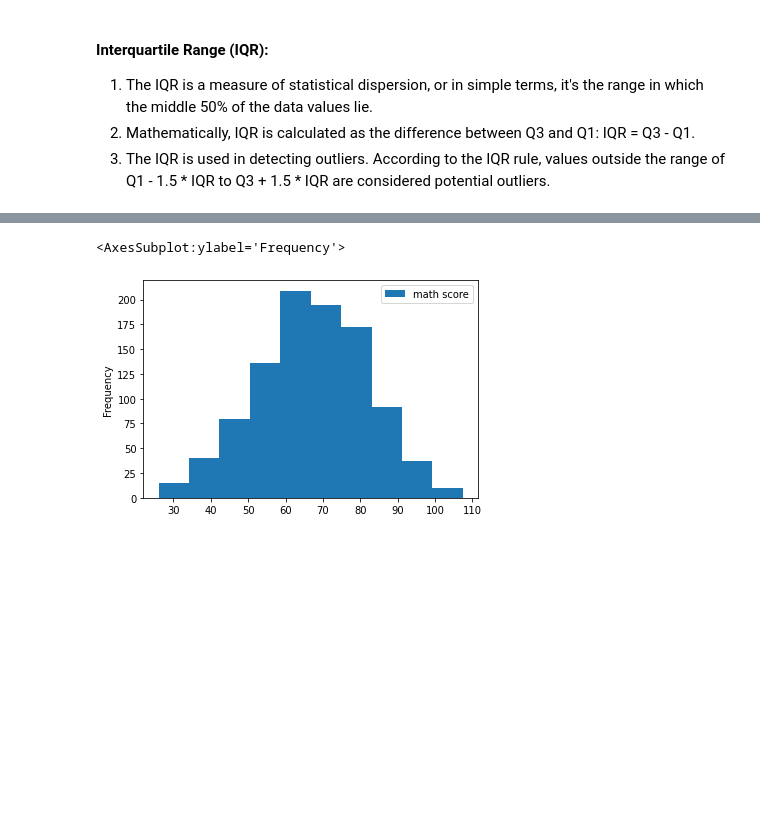
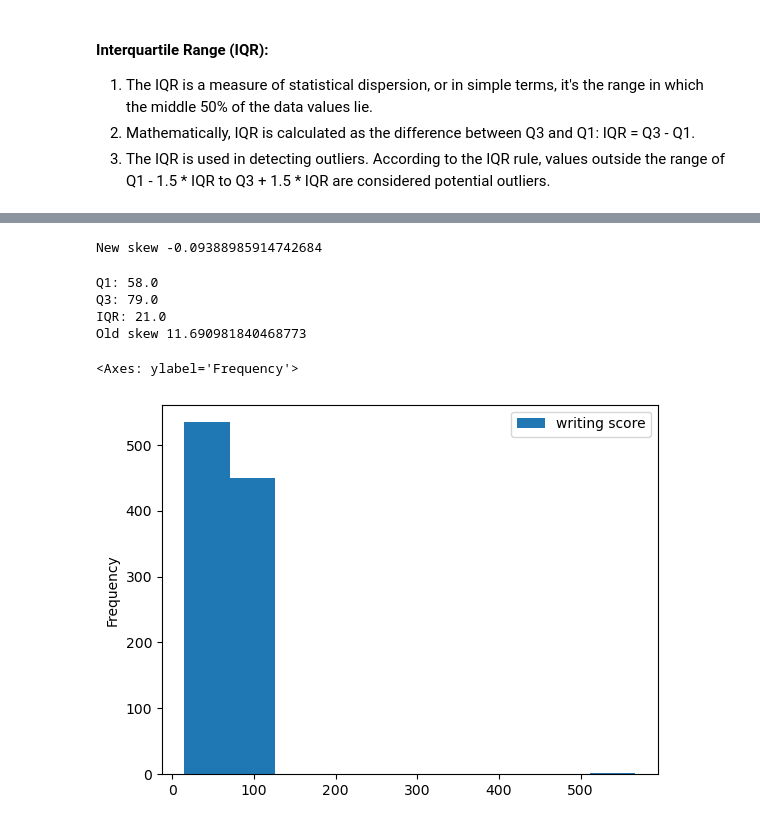
Before and after one commit to manish0222/TE_SEM_6, a Jupyter notebook: ds_lab/ASGN2/ASGN2.ipynb, the cells around one changed output, grey strips where cells are left out. Saved outputs shown, nothing was run; the diff lists cells and outputs as text; code cells hidden in the pictures; blank space fills up the shorter version.

Commit message:
Removed outliers

```diff
--- a/ds_lab/ASGN2/ASGN2.ipynb
+++ b/ds_lab/ASGN2/ASGN2.ipynb
@@ -362,7 +355,25 @@ df
+# %%
+print("New skew",df['math score'].skew())
+# %% [output]
+New skew -0.09388985914742684
 # %%
-# skewData = df.skew(axis = 1)
-# df['skewData'] = skewData
-df.plot(kind='hist', y='math score')  # Almost normal
+# Calculate the first quartile (Q1) and third quartile (Q3) for 'fare_amount'
+Q1 = df['writing score'].quantile(0.25)
+Q3 = np.percentile(df['writing score'], 75, interpolation='midpoint')
+
+# Calculate the Interquartile Range (IQR)
+IQR = Q3 - Q1
+
+# Print the results
+print("Q1:", Q1)
+print("Q3:", Q3)
+print("IQR:", IQR)
+print('Old skew',df['writing score'].skew())
+df.plot(kind='hist', y='writing score')  # High Skewness -> due to outliers
 # %% [output]
-<AxesSubplot:ylabel='Frequency'>
+Q1: 58.0
+Q3: 79.0
+IQR: 21.0
+Old skew 11.690981840468773
+<Axes: ylabel='Frequency'>
-[figure, old version]
+[figure, new version]
```
Also changed, not shown: parts of 15 cells of this notebook.
